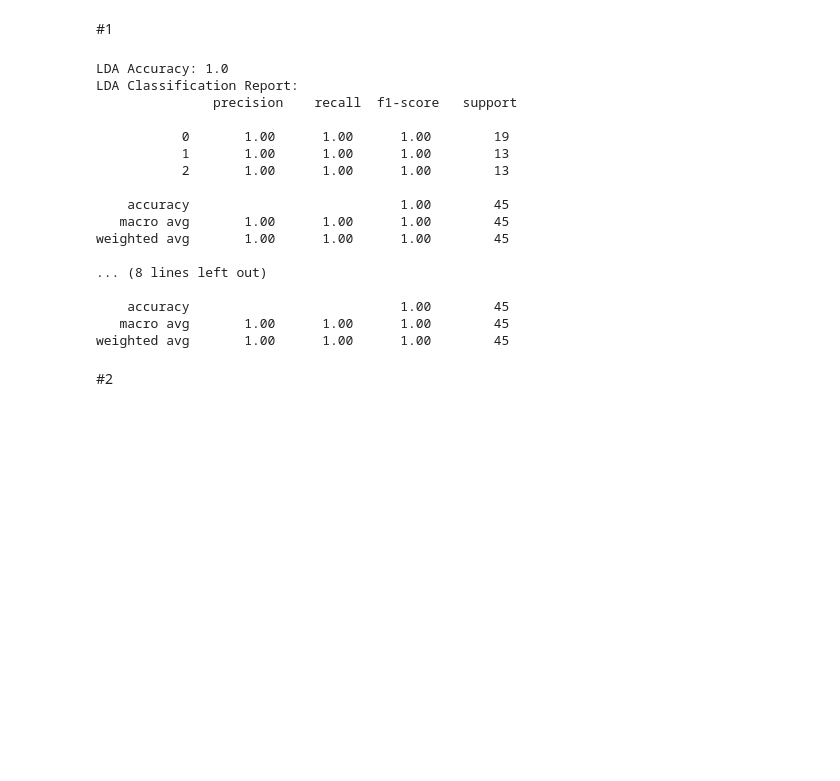
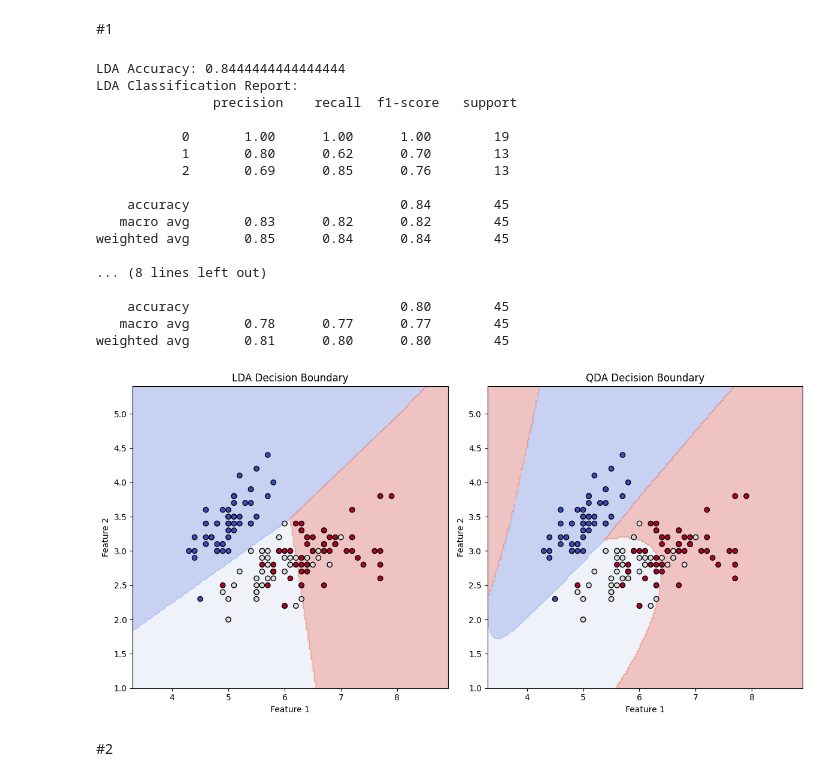
Before and after one commit to sunshine-muffin/ml, a Jupyter notebook: ml.ipynb, the cells around one changed output. Cells and saved outputs as stored; diff of their text form; code cells hidden in the pictures; blank space fills up the shorter version.

```diff
--- a/ml.ipynb
+++ b/ml.ipynb
@@ -2,50 +2,88 @@
 #1
 # %%
 import numpy as np
+import matplotlib.pyplot as plt
 from sklearn.model_selection import train_test_split
 from sklearn.datasets import load_iris
 from sklearn.discriminant_analysis import LinearDiscriminantAnalysis, QuadraticDiscriminantAnalysis
 from sklearn.metrics import accuracy_score, classification_report
 
+# Load Iris dataset
 data = load_iris()
-X = data.data
+X = data.data[:, :2]  # Use the first two features for visualization
 y = data.target
 
+# Split the dataset into training and testing sets
 X_train, X_test, y_train, y_test = train_test_split(X, y, test_size=0.3, random_state=42)
 
+# Train LDA and QDA
 lda = LinearDiscriminantAnalysis()
 lda.fit(X_train, y_train)
 
 qda = QuadraticDiscriminantAnalysis()
 qda.fit(X_train, y_train)
 
+# Evaluate LDA
 lda_predictions = lda.predict(X_test)
 lda_accuracy = accuracy_score(y_test, lda_predictions)
 print("LDA Accuracy:", lda_accuracy)
 print("LDA Classification Report:\n", classification_report(y_test, lda_predictions))
 
+# Evaluate QDA
 qda_predictions = qda.predict(X_test)
 qda_accuracy = accuracy_score(y_test, qda_predictions)
 print("\nQDA Accuracy:", qda_accuracy)
 print("QDA Classification Report:\n", classification_report(y_test, qda_predictions))
+
+# Create a mesh grid for plotting decision boundaries
+x_min, x_max = X[:, 0].min() - 1, X[:, 0].max() + 1
+y_min, y_max = X[:, 1].min() - 1, X[:, 1].max() + 1
+xx, yy = np.meshgrid(np.linspace(x_min, x_max, 200),
+                     np.linspace(y_min, y_max, 200))
+grid = np.c_[xx.ravel(), yy.ravel()]
+
+# Predict on the grid for LDA and QDA
+lda_grid_predictions = lda.predict(grid).reshape(xx.shape)
+qda_grid_predictions = qda.predict(grid).reshape(xx.shape)
+
+# Plot LDA Decision Boundary
+plt.figure(figsize=(12, 6))
+plt.subplot(1, 2, 1)
+plt.contourf(xx, yy, lda_grid_predictions, alpha=0.3, cmap='coolwarm')
+plt.scatter(X[:, 0], X[:, 1], c=y, edgecolor='k', cmap='coolwarm')
+plt.title("LDA Decision Boundary")
+plt.xlabel("Feature 1")
+plt.ylabel("Feature 2")
+
+# Plot QDA Decision Boundary
+plt.subplot(1, 2, 2)
+plt.contourf(xx, yy, qda_grid_predictions, alpha=0.3, cmap='coolwarm')
+plt.scatter(X[:, 0], X[:, 1], c=y, edgecolor='k', cmap='coolwarm')
+plt.title("QDA Decision Boundary")
+plt.xlabel("Feature 1")
+plt.ylabel("Feature 2")
+
+plt.tight_layout()
+plt.show()
 # %% [output]
-LDA Accuracy: 1.0
+LDA Accuracy: 0.8444444444444444
 LDA Classification Report:
                precision    recall  f1-score   support
 
            0       1.00      1.00      1.00        19
-           1       1.00      1.00      1.00        13
-           2       1.00      1.00      1.00        13
+           1       0.80      0.62      0.70        13
+           2       0.69      0.85      0.76        13
 
-    accuracy                           1.00        45
-   macro avg       1.00      1.00      1.00        45
-weighted avg       1.00      1.00      1.00        45
+    accuracy                           0.84        45
+   macro avg       0.83      0.82      0.82        45
+weighted avg       0.85      0.84      0.84        45
 
 ... (8 lines left out)
 
-    accuracy                           1.00        45
-   macro avg       1.00      1.00      1.00        45
-weighted avg       1.00      1.00      1.00        45
+    accuracy                           0.80        45
+   macro avg       0.78      0.77      0.77        45
+weighted avg       0.81      0.80      0.80        45
+[figure, added]
 # %% [markdown]
 #2
 # %%
```
Also changed, not shown: parts of 5 cells of this notebook.
